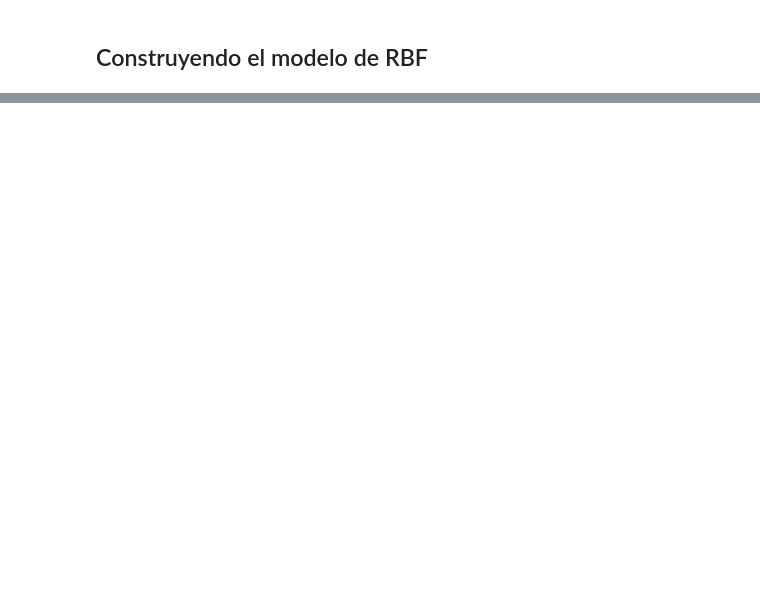
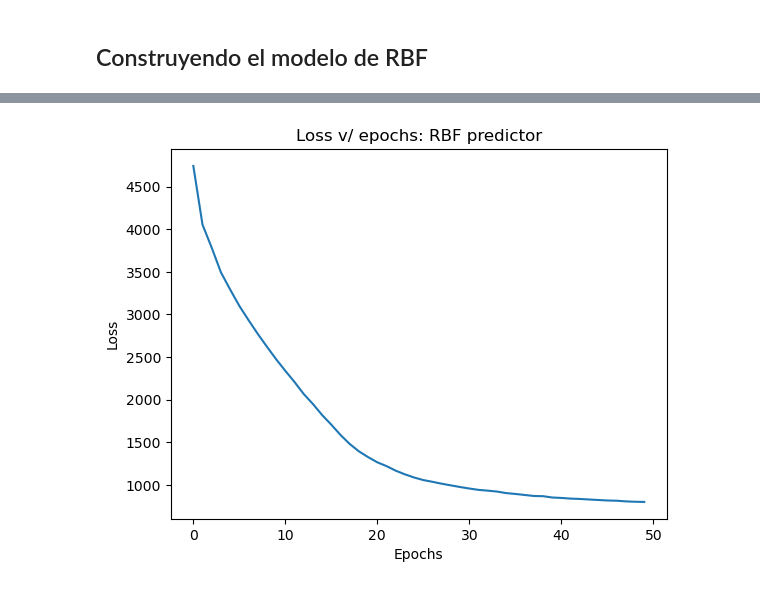
Before and after one commit to nsalazarv/msds_NN, a Jupyter notebook: Radial x MLP/energy_pred.ipynb, the cells around one changed output, grey strips where cells are left out. Cells and saved outputs as stored; diff of their text form; code cells hidden in the pictures; blank space fills up the shorter version.

```diff
--- a/Radial x MLP/energy_pred.ipynb
+++ b/Radial x MLP/energy_pred.ipynb
@@ -514,7 +525,7 @@ model1.compile(
 # %%
 # Entrenando el modelo
 
-training = model1.fit(
+training2 = model1.fit(
     x_train,
     y_train,
     batch_size = batch_size,
@@ -547,3 +558,13 @@ Epoch 50/50
+# %%
+training2.history['loss']
+
+plt.plot(training2.epoch, training2.history['loss'])
+plt.title('Loss v/ epochs: RBF predictor')
+plt.ylabel('Loss')
+plt.xlabel('Epochs')
+plt.show()
+# %% [output]
+[figure, added]
 # %%
 results = model1.evaluate(x_test, y_test, batch_size = 1000)
 print("rmse, rsq: ", math.sqrt(results[0]), results[1])
```
Also changed, not shown: parts of 12 cells of this notebook, 6 other files.
